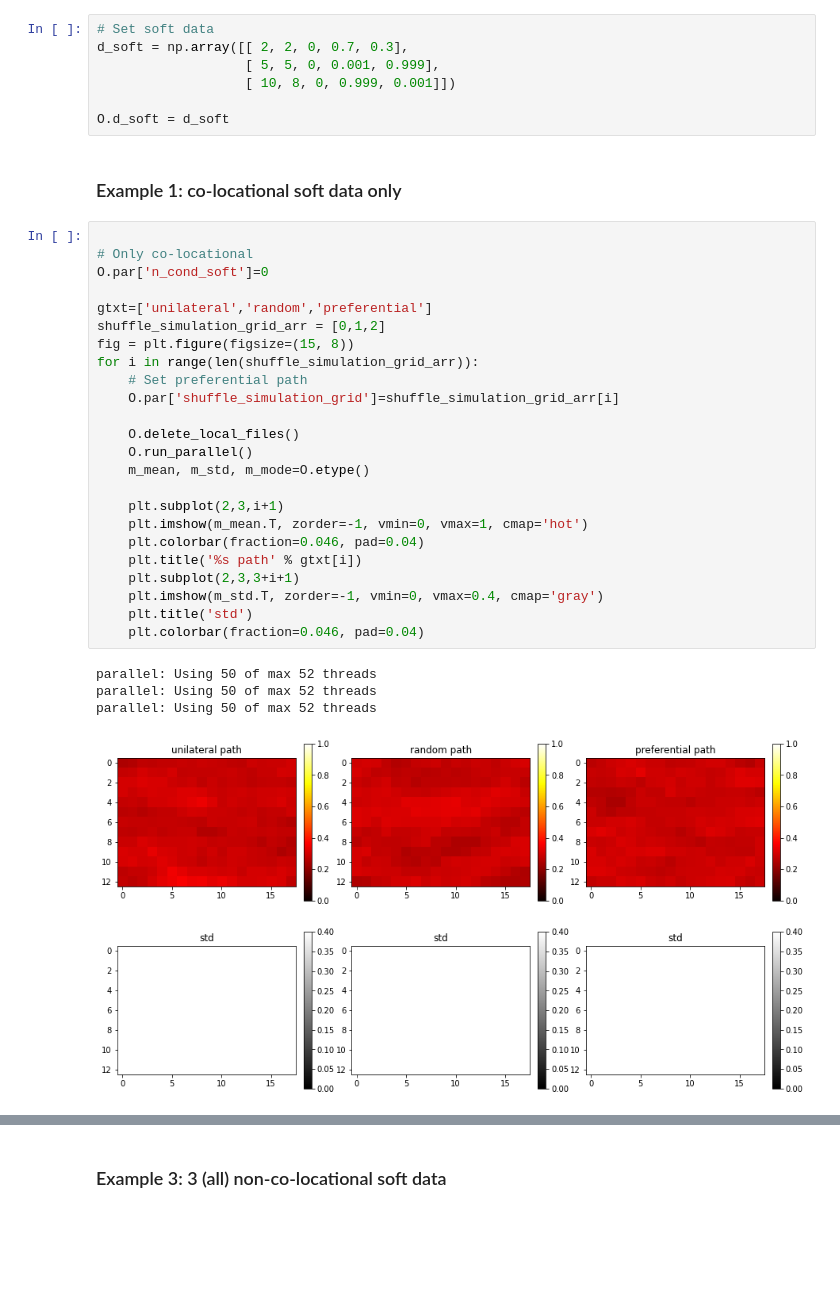
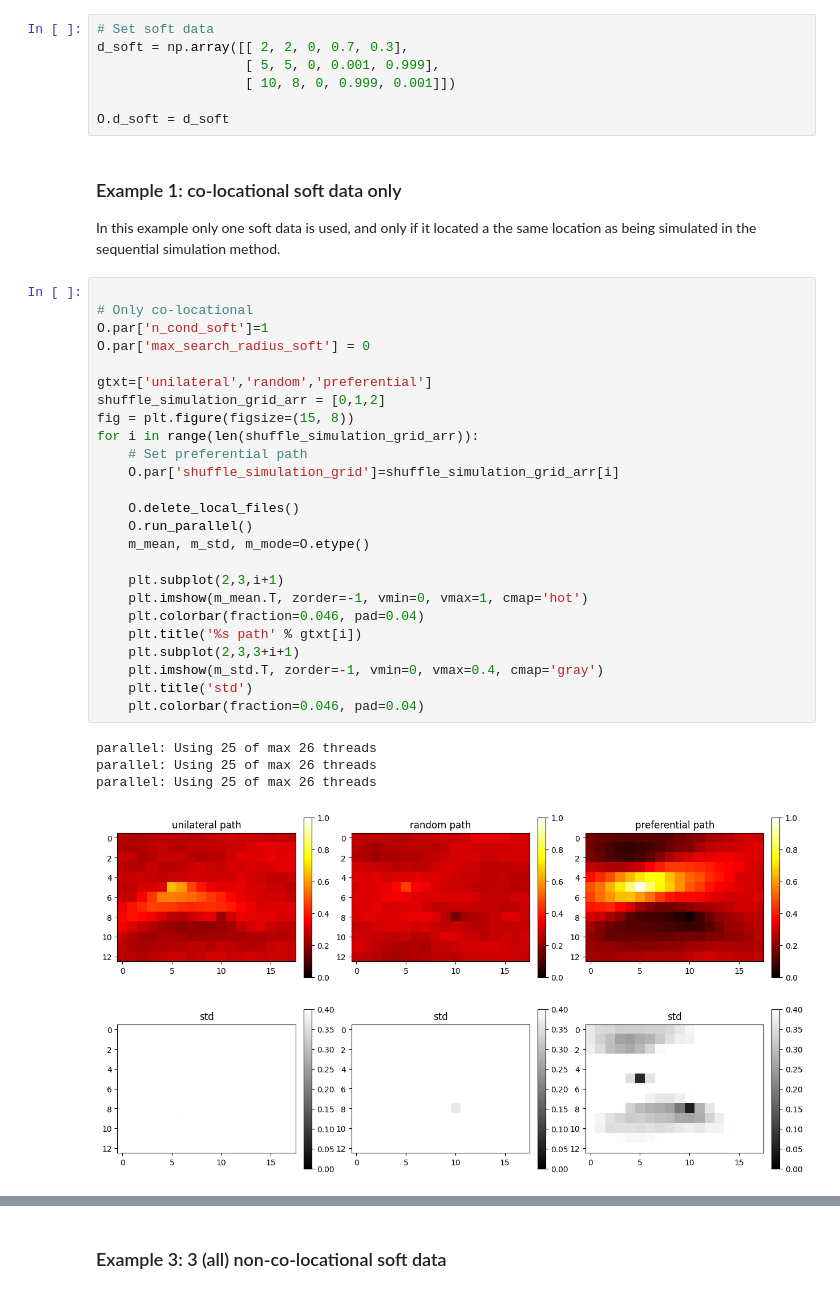
Before and after one commit to cultpenguin/sippi-all, a Jupyter notebook: scikit-mps/examples/ex_mpslib_hard_and_soft.ipynb, the cells around one changed output, grey strips where cells are left out. Drawn from its saved outputs; the diff is of its cells as text; blank space fills up the shorter version.

```diff
--- a/scikit-mps/examples/ex_mpslib_hard_and_soft.ipynb
+++ b/scikit-mps/examples/ex_mpslib_hard_and_soft.ipynb
@@ -100,34 +106,36 @@ d_soft = np.array([[ 2, 2, 0, 0.7, 0.3],
 O.d_soft = d_soft
 # %% [markdown]
 ### Example 1: co-locational soft data only
+In this example only one soft data is used, and only if it located a the same location as being simulated in the sequential simulation method.
 # %%
 
 # Only co-locational
-O.par['n_cond_soft']=0
+O.par['n_cond_soft']=1
+O.par['max_search_radius_soft'] = 0
 
 gtxt=['unilateral','random','preferential']
 shuffle_simulation_grid_arr = [0,1,2]
 fig = plt.figure(figsize=(15, 8))
 for i in range(len(shuffle_simulation_grid_arr)):
     # Set preferential path
     O.par['shuffle_simulation_grid']=shuffle_simulation_grid_arr[i]
 
     O.delete_local_files()
     O.run_parallel()
     m_mean, m_std, m_mode=O.etype()
 
     plt.subplot(2,3,i+1)
     plt.imshow(m_mean.T, zorder=-1, vmin=0, vmax=1, cmap='hot')
     plt.colorbar(fraction=0.046, pad=0.04)
     plt.title('%s path' % gtxt[i])
     plt.subplot(2,3,3+i+1)
     plt.imshow(m_std.T, zorder=-1, vmin=0, vmax=0.4, cmap='gray')
     plt.title('std')
     plt.colorbar(fraction=0.046, pad=0.04)
 # %% [output]
-parallel: Using 50 of max 52 threads
-parallel: Using 50 of max 52 threads
-parallel: Using 50 of max 52 threads
+parallel: Using 25 of max 26 threads
+parallel: Using 25 of max 26 threads
+parallel: Using 25 of max 26 threads
-[figure, old version]
+[figure, new version]
 # %% [markdown]
 ### Example 2: One non-co-locational soft data
```
Also changed, not shown: parts of 7 cells of this notebook, 4 other files.
